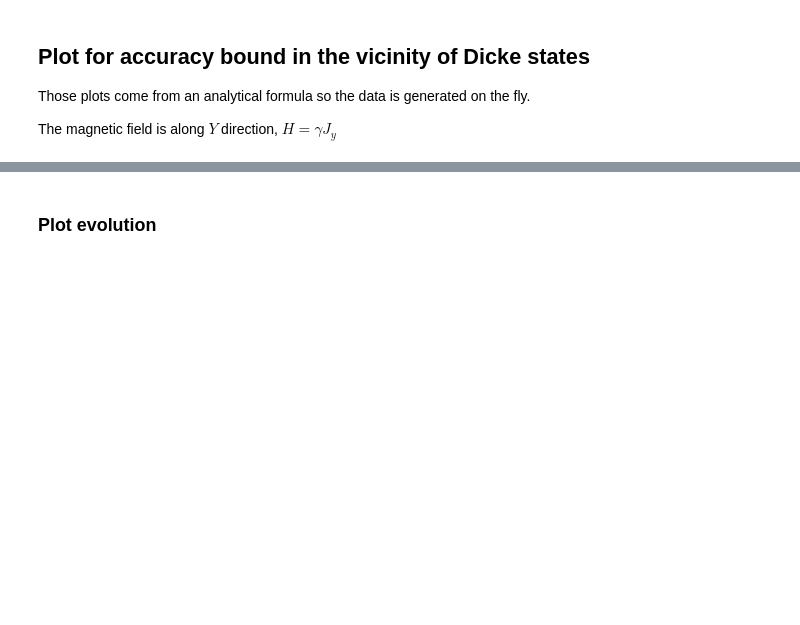
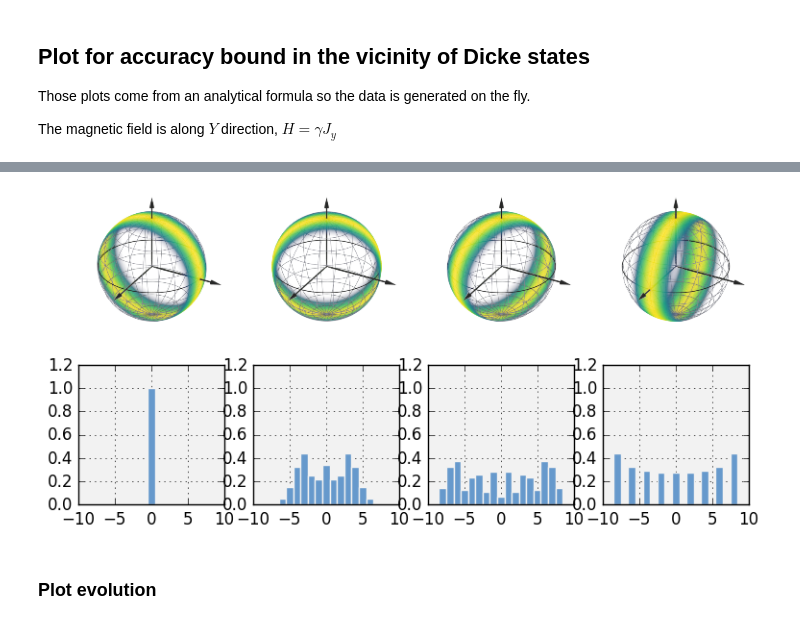
Before and after one commit to iagobaapellaniz/PhD_Thesis, a Jupyter notebook: mainPlots.ipynb, the cells around one changed output, grey strips where cells are left out. Saved outputs shown, nothing was run; the diff lists cells and outputs as text; code cells hidden in the pictures; blank space fills up the shorter version.

```diff
--- a/mainPlots.ipynb
+++ b/mainPlots.ipynb
@@ -17,11 +25,11 @@ HDF5 group: /OptimalBound (file: plotsData.h5)
 # %%
-using PyPlot
-
 L_FSIZE = 16
 T_FSIZE = 14
 CMAP = "viridis"
 CMAP_R = "viridis_r"
 HG = 3.5 #inches
 WD = 5 #inches
-LWD = 1.5 #points
+LWD = 1.5; #points
+BAR_BLUE = (0.4,0.6,0.8)
+BG_GREY = "0.95"
 # %% [output]
@@ -70,0 +157,36 @@ The magnetic field is along $Y$ direction, $H=\gamma J_y$
+# %%
+function plotEvolutionExample()
+
+    filenames = h5read("plotsData.h5","VicinityDicke/EvolutionExample/bloch_filename_array")
+    states = h5read("plotsData.h5","VicinityDicke/EvolutionExample/dicke_x_N16_state_array")
+
+    (fig, axarr) = subplots(2, 4)
+
+    fig[:set_size_inches](9,4)
+
+    for i in 1:2
+        for j in 1:4
+            if i == 1
+
+                axarr[i,j][:imshow](imread(filenames[j]),interpolation="bilinear")
+                axarr[i,j][:set_axis_off]()
+
+                axarr[i,j][:get_xaxis]()[:set_visible](false)
+                axarr[i,j][:get_yaxis]()[:set_visible](false)
+
+            else
+
+                axarr[i,j][:bar](Array(-8:8)-0.5, real(map(abs, states[:,j])),
+                    width=1, facecolor= BAR_BLUE, edgecolor = BG_GREY)
+                axarr[i,j][:set_ylim]([0.,1.2])
+                axarr[i,j][:set_axis_bgcolor](BG_GREY)
+                axarr[i,j][:set_axisbelow](true)
+                axarr[i,j][:grid]()
+
+            end
+        end
+    end
+
+    fig
+
+end
@@ -71,3 +196,7 @@ The magnetic field is along $Y$ direction, $H=\gamma J_y$
+# %%
+plotEvolutionExample()
+# %% [output]
+[figure, added]
 # %% [markdown]
 ### Plot evolution
 # %%
```
Also changed, not shown: parts of 18 cells of this notebook, 20 other files.
